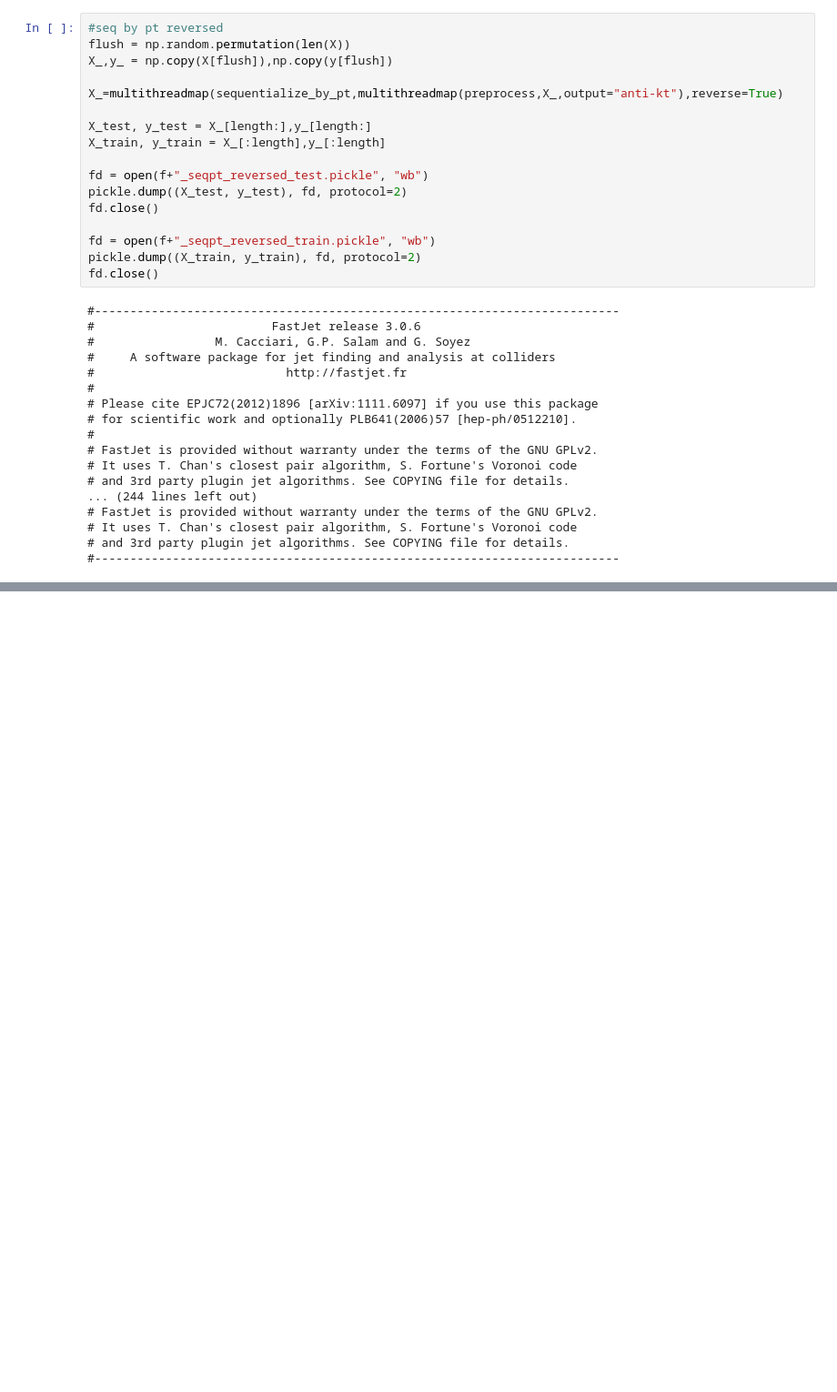
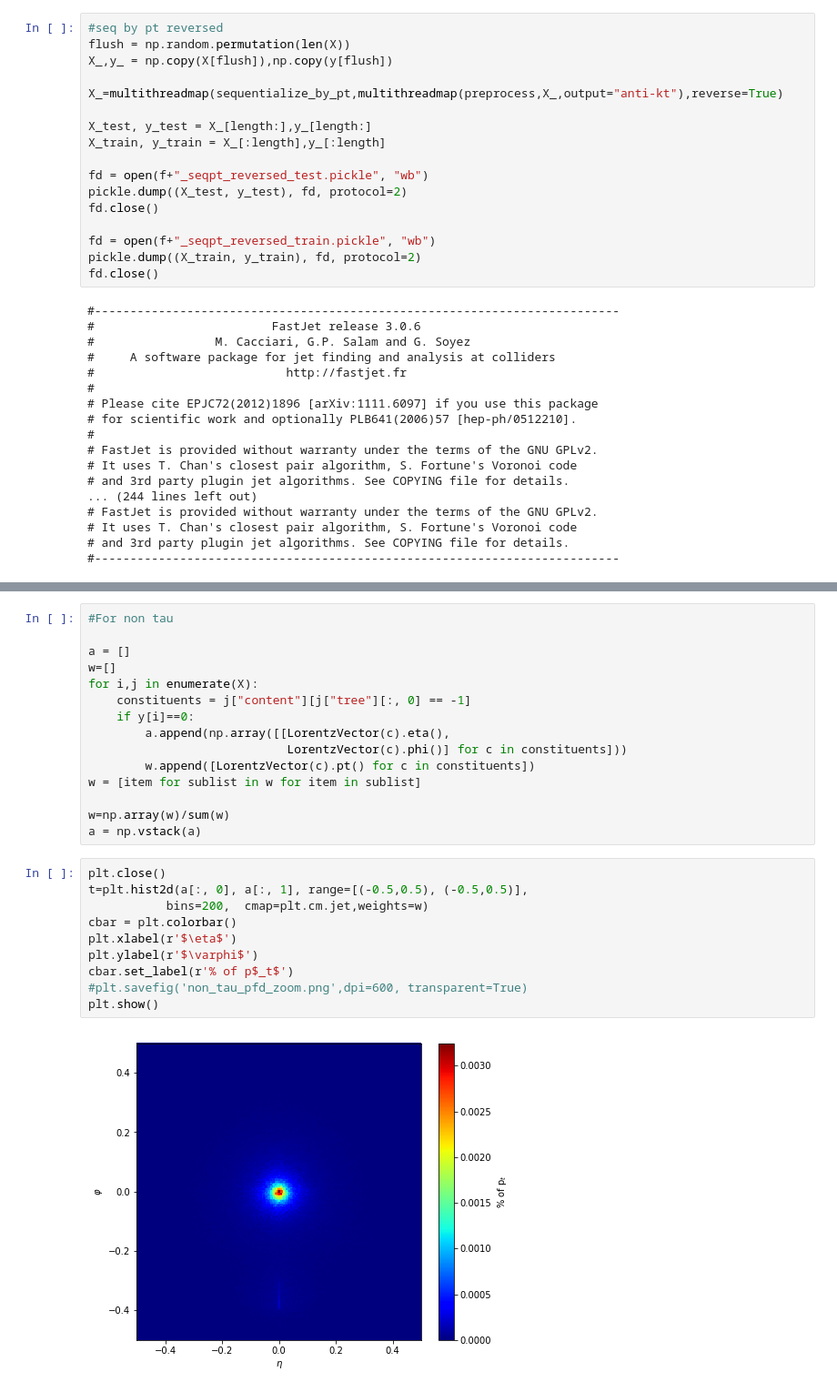
Before and after one commit to cbernet/recnn, a Jupyter notebook: notebooks/FullNotebook.ipynb, the cells around one changed output, grey strips where cells are left out. Shown at 91% size. Cells and saved outputs as stored; diff of their text form; blank space fills up the shorter version.

```diff
--- a/notebooks/FullNotebook.ipynb
+++ b/notebooks/FullNotebook.ipynb
@@ -501,0 +540,27 @@ fd.close()
+# %%
+#For non tau
+
+a = []
+w=[]
+for i,j in enumerate(X):
+    constituents = j["content"][j["tree"][:, 0] == -1]
+    if y[i]==0:
+        a.append(np.array([[LorentzVector(c).eta(),
+                            LorentzVector(c).phi()] for c in constituents]))
+        w.append([LorentzVector(c).pt() for c in constituents])
+w = [item for sublist in w for item in sublist]
+
+w=np.array(w)/sum(w)
+a = np.vstack(a)
+# %%
+plt.close()
+t=plt.hist2d(a[:, 0], a[:, 1], range=[(-0.5,0.5), (-0.5,0.5)],
+           bins=200,  cmap=plt.cm.jet,weights=w)
+cbar = plt.colorbar()
+plt.xlabel(r'$\eta$')
+plt.ylabel(r'$\varphi$')
+cbar.set_label(r'% of p$_t$')
+#plt.savefig('non_tau_pfd_zoom.png',dpi=600, transparent=True)
+plt.show()
+# %% [output]
+[figure, added]
```
Also changed, not shown: parts of 8 cells of this notebook, 1 other file.
